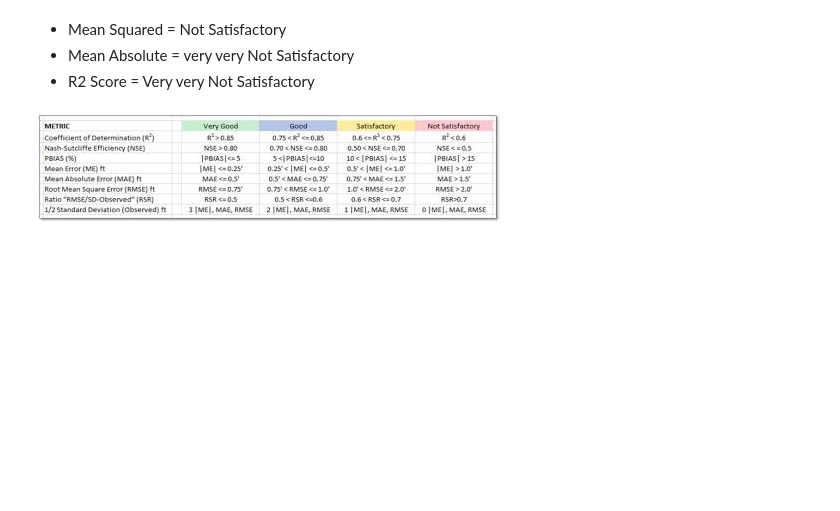
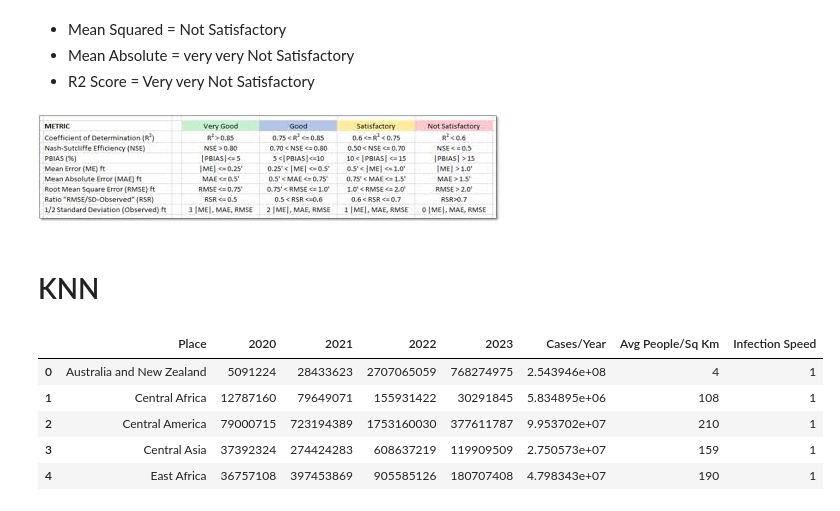
Before and after one commit to lily-the-real-lilly/first, a Jupyter notebook: CovidResearch.ipynb, the cells around one changed output. Saved outputs shown, nothing was run; the diff lists cells and outputs as text; code cells hidden in the pictures; blank space fills up the shorter version.

```diff
--- a/CovidResearch.ipynb
+++ b/CovidResearch.ipynb
@@ -619,3 +619,5 @@ R2 score:  -0.37524010994817947
 * R2 Score = Very very Not Satisfactory
 # %% [markdown]
 ![modeltesting.jpg](embedded-picture-1)
+# %% [markdown]
+# KNN
@@ -621,0 +626,13 @@ R2 score:  -0.37524010994817947
+# %%
+bins = [707004, 428581603, 856456202, 1284330801, 1712205400, 2140080000]
+labels = ['1', '2', '3', '4', '5']
+
+dropcords['Infection Speed'] = pd.cut(dropcords['Cases/Year'], bins=bins, labels=labels, include_lowest=True)
+dropcords.head()
+# %% [output]
+|  | Place | 2020 | 2021 | 2022 | 2023 | Cases/Year | Avg People/Sq Km | Infection Speed |
+| 0 | Australia and New Zealand | 5091224 | 28433623 | 2707065059 | 768274975 | 2.543946e+08 | 4 | 1 |
+| 1 | Central Africa | 12787160 | 79649071 | 155931422 | 30291845 | 5.834895e+06 | 108 | 1 |
+| 2 | Central America | 79000715 | 723194389 | 1753160030 | 377611787 | 9.953702e+07 | 210 | 1 |
+| 3 | Central Asia | 37392324 | 274424283 | 608637219 | 119909509 | 2.750573e+07 | 159 | 1 |
+| 4 | East Africa | 36757108 | 397453869 | 905585126 | 180707408 | 4.798343e+07 | 190 | 1 |
```
Also changed, not shown: parts of 15 cells of this notebook.
